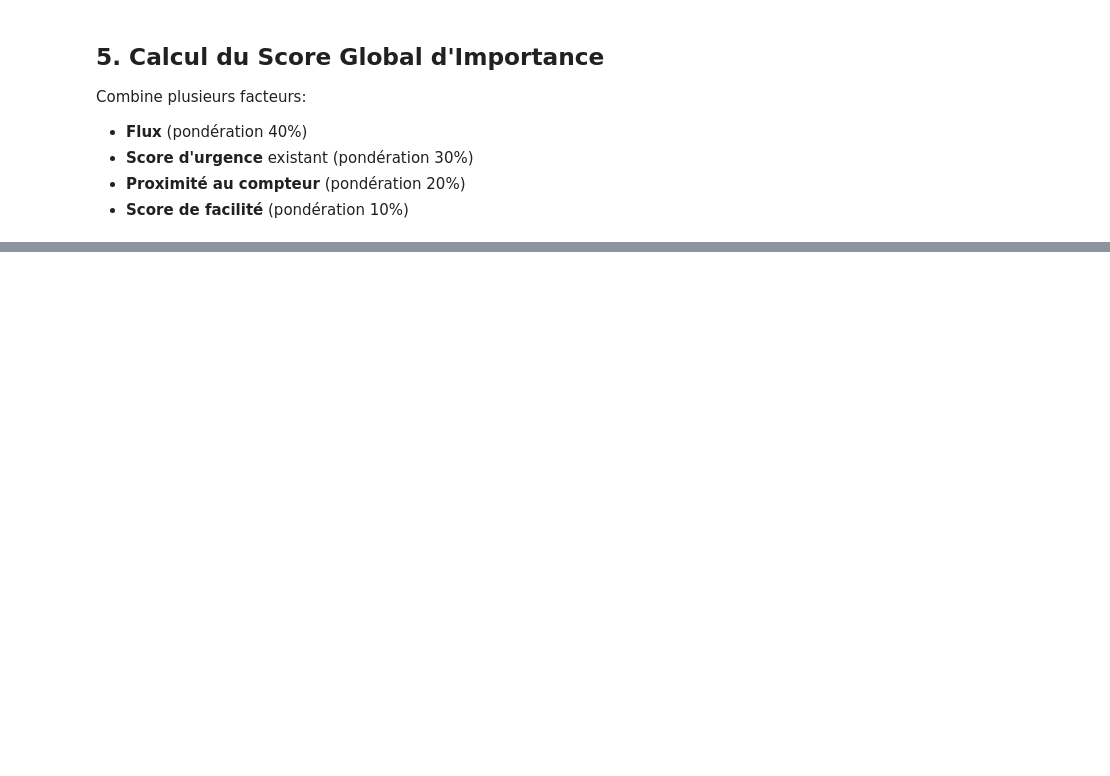
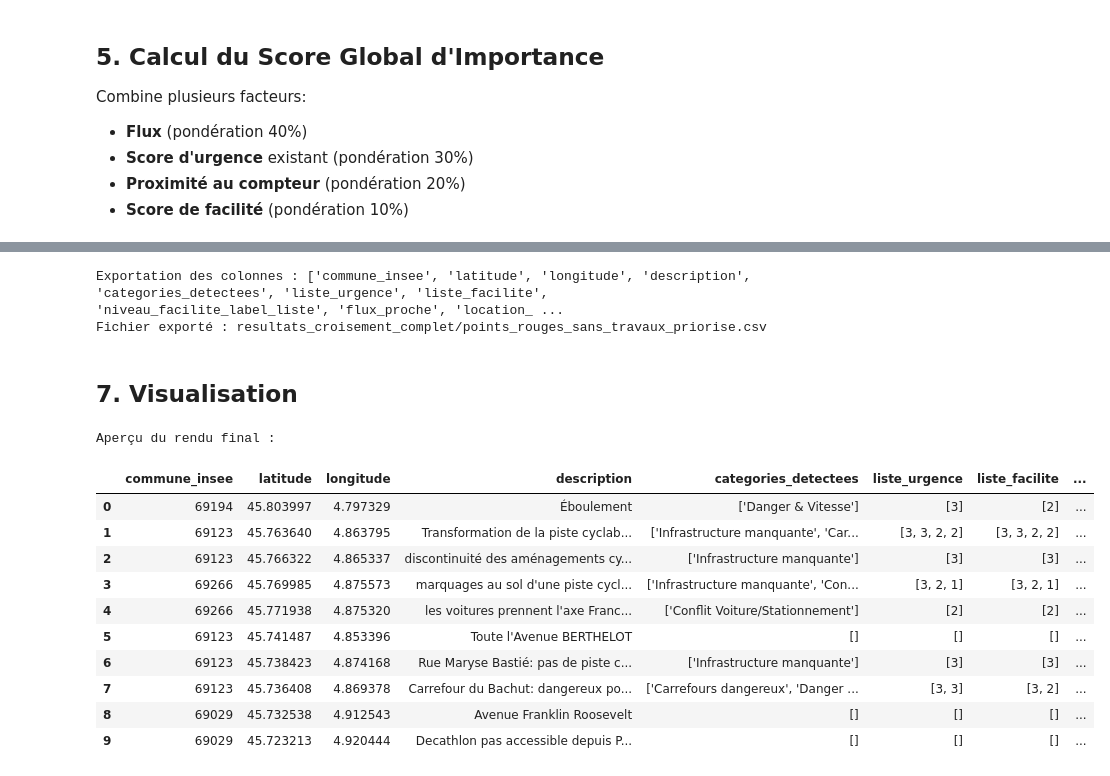
Before and after one commit to Lilian2588/datathon, a Jupyter notebook: main.ipynb, the cells around one changed output, grey strips where cells are left out. Drawn from its saved outputs; the diff is of its cells as text; code cells hidden in the pictures; blank space fills up the shorter version.

Commit message:
modif de de la partie main.ipynb changment des features de score, des priorités par des liste et fichier csv finalisé des flux par points rouges

```diff
--- a/main.ipynb
+++ b/main.ipynb
@@ -562,6 +563,7 @@ Basée sur les quartiles de flux :
 - **FAIBLE** (🟢): Flux <= 25e percentile
 # %%
 # Calcul des seuils de flux (quartiles)
+incidents_flux['flux_proche'] = pd.to_numeric(incidents_flux['flux_proche'], errors='coerce').fillna(0)
 q25 = incidents_flux['flux_proche'].quantile(0.25)
 q50 = incidents_flux['flux_proche'].quantile(0.50)
 q75 = incidents_flux['flux_proche'].quantile(0.75)
@@ -743,0 +618,6 @@ display(matrice_priorites)
+# %%
+# Fonction pour obtenir le label de facilité
+def get_facilite_label(score):
+    if score <= 1: return "🟢 Facile (Quick Win)"
+    if score <= 2: return "🟡 Moyen (Intervention)"
+    return "🔴 Difficile (Structurel)"
@@ -851,0 +685,52 @@ Score max: 99.47
+# %%
+colonnes_export_finales = [
+    'commune_insee',
+    'latitude',
+    'longitude',
+    'description',
+    'categories_detectees',
+    'liste_urgence',
+    'liste_facilite',
+    'niveau_facilite_label_liste',
+    'flux_proche',
+    'location_flux',
+    'distance_flux_m',
+    'liste_priorite_emoji',
+    'liste_priorite_label',
+    'liste_priorite_score',
+    'liste_score_importance_global'
+]
+
+output_path = 'resultats_croisement_complet/points_rouges_sans_travaux_priorise.csv'
+
+print(f"Exportation des colonnes : {colonnes_export_finales}")
+
+# Tri par le score max contenu dans la liste
+incidents_flux[colonnes_export_finales].sort_values(
+    'liste_score_importance_global',
+    key=lambda col: col.apply(lambda x: max(x) if isinstance(x, list) and x else 0),
+    ascending=False
+).to_csv(output_path, index=False, encoding='utf-8-sig')
+
+print(f"Fichier exporté : {output_path}")
+# %% [output]
+Exportation des colonnes : ['commune_insee', 'latitude', 'longitude', 'description', 'categories_detectees', 'liste_urgence', 'liste_facilite', 'niveau_facilite_label_liste', 'flux_proche', 'location_ ...
+Fichier exporté : resultats_croisement_complet/points_rouges_sans_travaux_priorise.csv
+# %% [markdown]
+## 7. Visualisation
+# %%
+print("Aperçu du rendu final :")
+display(incidents_flux[colonnes_export_finales].head(10))
+# %% [output]
+Aperçu du rendu final :
+|  | commune_insee | latitude | longitude | description | categories_detectees | liste_urgence | liste_facilite | ... |
+| 0 | 69194 | 45.803997 | 4.797329 | Éboulement | ['Danger & Vitesse'] | [3] | [2] | ... |
+| 1 | 69123 | 45.763640 | 4.863795 | Transformation de la piste cyclab... | ['Infrastructure manquante', 'Car... | [3, 3, 2, 2] | [3, 3, 2, 2] | ... |
+| 2 | 69123 | 45.766322 | 4.865337 | discontinuité des aménagements cy... | ['Infrastructure manquante'] | [3] | [3] | ... |
+| 3 | 69266 | 45.769985 | 4.875573 | marquages au sol d'une piste cycl... | ['Infrastructure manquante', 'Con... | [3, 2, 1] | [3, 2, 1] | ... |
+| 4 | 69266 | 45.771938 | 4.875320 | les voitures prennent l'axe Franc... | ['Conflit Voiture/Stationnement'] | [2] | [2] | ... |
+| 5 | 69123 | 45.741487 | 4.853396 | Toute l'Avenue BERTHELOT | [] | [] | [] | ... |
+| 6 | 69123 | 45.738423 | 4.874168 | Rue Maryse Bastié: pas de piste c... | ['Infrastructure manquante'] | [3] | [3] | ... |
+| 7 | 69123 | 45.736408 | 4.869378 | Carrefour du Bachut: dangereux po... | ['Carrefours dangereux', 'Danger ... | [3, 3] | [3, 2] | ... |
+| 8 | 69029 | 45.732538 | 4.912543 | Avenue Franklin Roosevelt | [] | [] | [] | ... |
+| 9 | 69029 | 45.723213 | 4.920444 | Decathlon pas accessible depuis P... | [] | [] | [] | ... |
```
Also changed, not shown: parts of 19 cells of this notebook, 5 other files.
